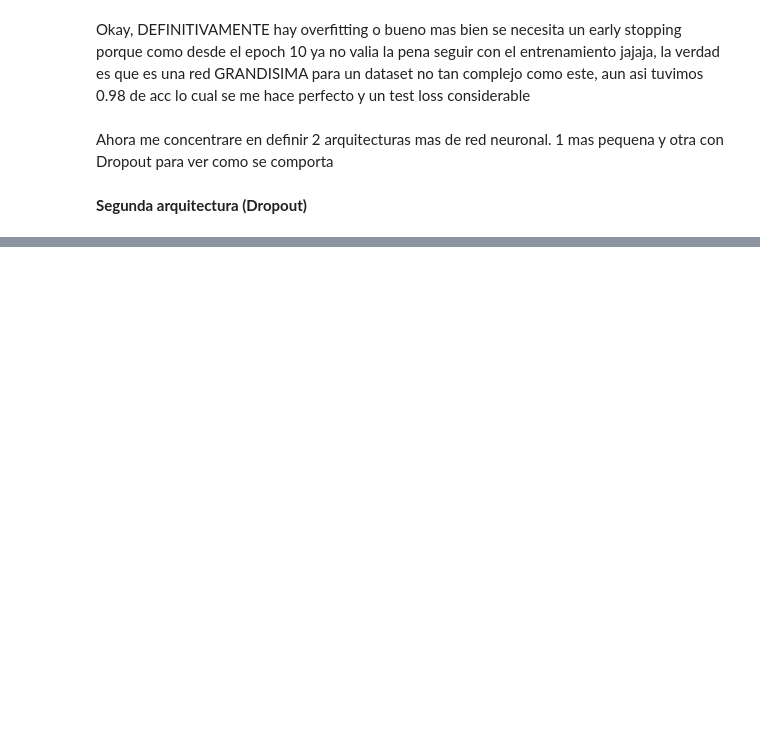
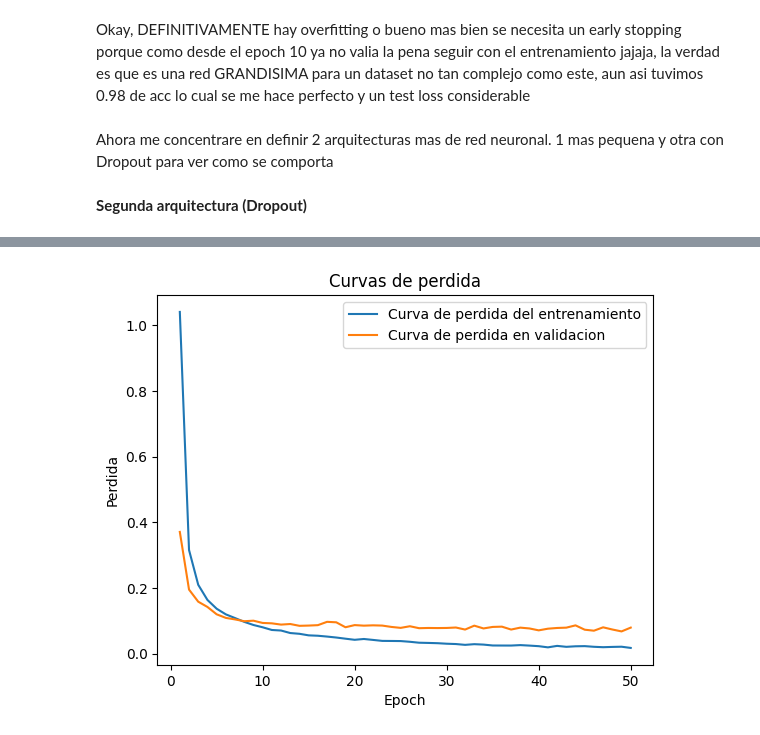
Before and after one commit to HiramZ04/computational-intelligence-class, a Jupyter notebook: MNIST_feedforwardNN.ipynb, the cells around one changed output, grey strips where cells are left out. Drawn from its saved outputs; the diff is of its cells as text; code cells hidden in the pictures; blank space fills up the shorter version.

Commit message:
Terminamos comentarios de la actividad y comparativa de los 3 modelos, tenemos modelo ganador, actividad terminada

```diff
--- a/MNIST_feedforwardNN.ipynb
+++ b/MNIST_feedforwardNN.ipynb
@@ -276,18 +276,23 @@ Ahora me concentrare en definir 2 arquitecturas mas de red neuronal. 1 mas peque
 # %% [markdown]
 **Segunda arquitectura (Dropout)**
 # %%
-DNN1 = nn.Sequential(
+DNN2 = nn.Sequential(
     nn.Flatten(),
     nn.Linear(784, 1250),
     nn.ReLU(),
+    nn.Dropout(p=0.5),
     nn.Linear(1250, 1250),
     nn.ReLU(),
+    nn.Dropout(p=0.5),
     nn.Linear(1250, 1000),
     nn.ReLU(),
+    nn.Dropout(p=0.2),
     nn.Linear(1000, 1000),
     nn.ReLU(),
+    nn.Dropout(p=0.2),
     nn.Linear(1000, 750),
     nn.ReLU(),
+    nn.Dropout(p=0.1),
     nn.Linear(750, 500),
     nn.ReLU(),
     nn.Linear(500, 250),
@@ -299,8 +304,21 @@ DNN1 = nn.Sequential(
 
 loss = nn.CrossEntropyLoss()  # CrossEntropyLoss es la funcion de perdida para clasificacion multiclase y aplica softmax() internamente
 optimizer = optim.Adam(
-    params= DNN1.parameters(),
-    lr=0.0001 # Learning rate bajo porque tenemos una red profundo yo creo que si alcanza a aprender jaja
+    params= DNN2.parameters(),
+    lr=0.0001, # Learning rate bajo porque tenemos una red profundo yo creo que si alcanza a aprender jaja
+    weight_decay=1e-4
 )
 epochs = 50
 batch_size= 64
+# %%
+# llamamos la funcion de entrenamiento con el modelo nuevo
+
+DNN2epoch_train_loss, DNN2epoch_val_loss, DNN2epoch_train_acc, DNN2epoch_val_acc = train_function(
+    train_loader,
+    val_loader,
+    optimizer,
+    loss,
+    epochs,
+    DNN2,
+    device
+    )
@@ -306,0 +349,4 @@ batch_size= 64
+# %%
+plot_loss_curves(DNN2epoch_train_loss, DNN2epoch_val_loss)
+# %% [output]
+[figure, added]
```
Also changed, not shown: parts of 12 cells of this notebook.
